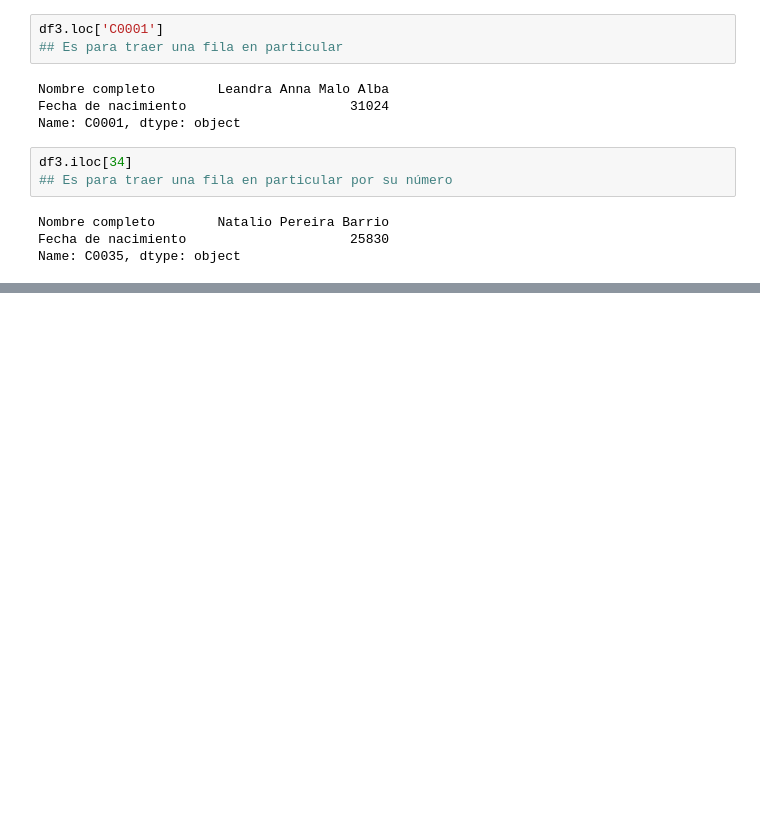
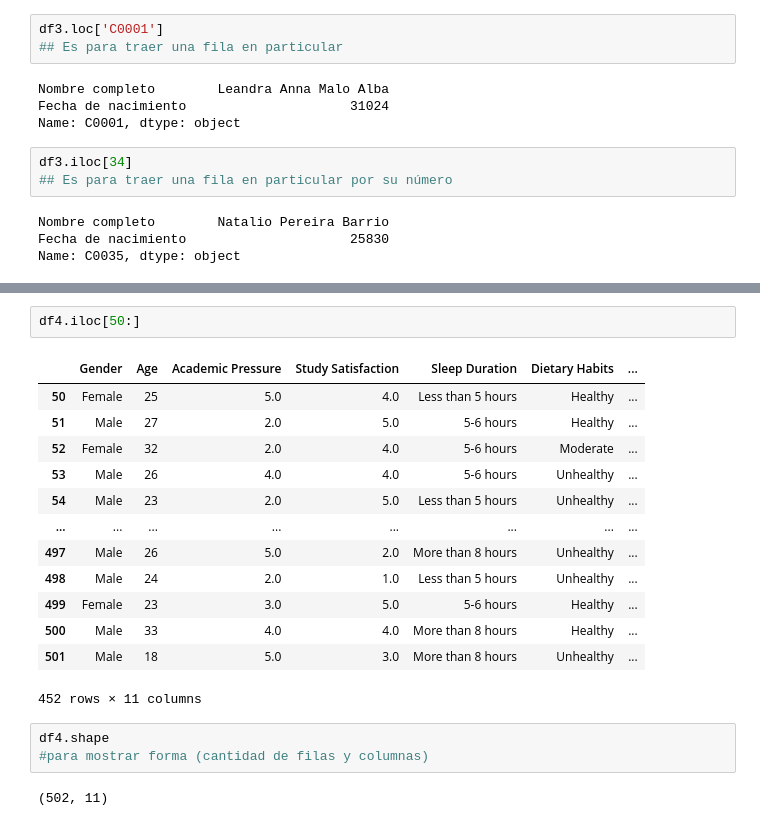
Before and after one commit to CamiloAOsorno333/PythonYa, a Jupyter notebook: AnalisisDatos/PANDAS.ipynb, the cells around one changed output, grey strips where cells are left out. Cells and saved outputs as stored; diff of their text form; blank space fills up the shorter version.

```diff
--- a/AnalisisDatos/PANDAS.ipynb
+++ b/AnalisisDatos/PANDAS.ipynb
@@ -378,0 +462,21 @@ Name: C0035, dtype: object
+# %%
+df4.iloc[50:]
+# %% [output]
+|  | Gender | Age | Academic Pressure | Study Satisfaction | Sleep Duration | Dietary Habits | ... |
+| 50 | Female | 25 | 5.0 | 4.0 | Less than 5 hours | Healthy | ... |
+| 51 | Male | 27 | 2.0 | 5.0 | 5-6 hours | Healthy | ... |
+| 52 | Female | 32 | 2.0 | 4.0 | 5-6 hours | Moderate | ... |
+| 53 | Male | 26 | 4.0 | 4.0 | 5-6 hours | Unhealthy | ... |
+| 54 | Male | 23 | 2.0 | 5.0 | Less than 5 hours | Unhealthy | ... |
+| ... | ... | ... | ... | ... | ... | ... | ... |
+| 497 | Male | 26 | 5.0 | 2.0 | More than 8 hours | Unhealthy | ... |
+| 498 | Male | 24 | 2.0 | 1.0 | Less than 5 hours | Unhealthy | ... |
+| 499 | Female | 23 | 3.0 | 5.0 | 5-6 hours | Healthy | ... |
+| 500 | Male | 33 | 4.0 | 4.0 | More than 8 hours | Healthy | ... |
+| 501 | Male | 18 | 5.0 | 3.0 | More than 8 hours | Unhealthy | ... |
+452 rows × 11 columns
+# %%
+df4.shape
+#para mostrar forma (cantidad de filas y columnas)
+# %% [output]
+(502, 11)
```
Also changed, not shown: parts of 11 cells of this notebook, 1 other file.
